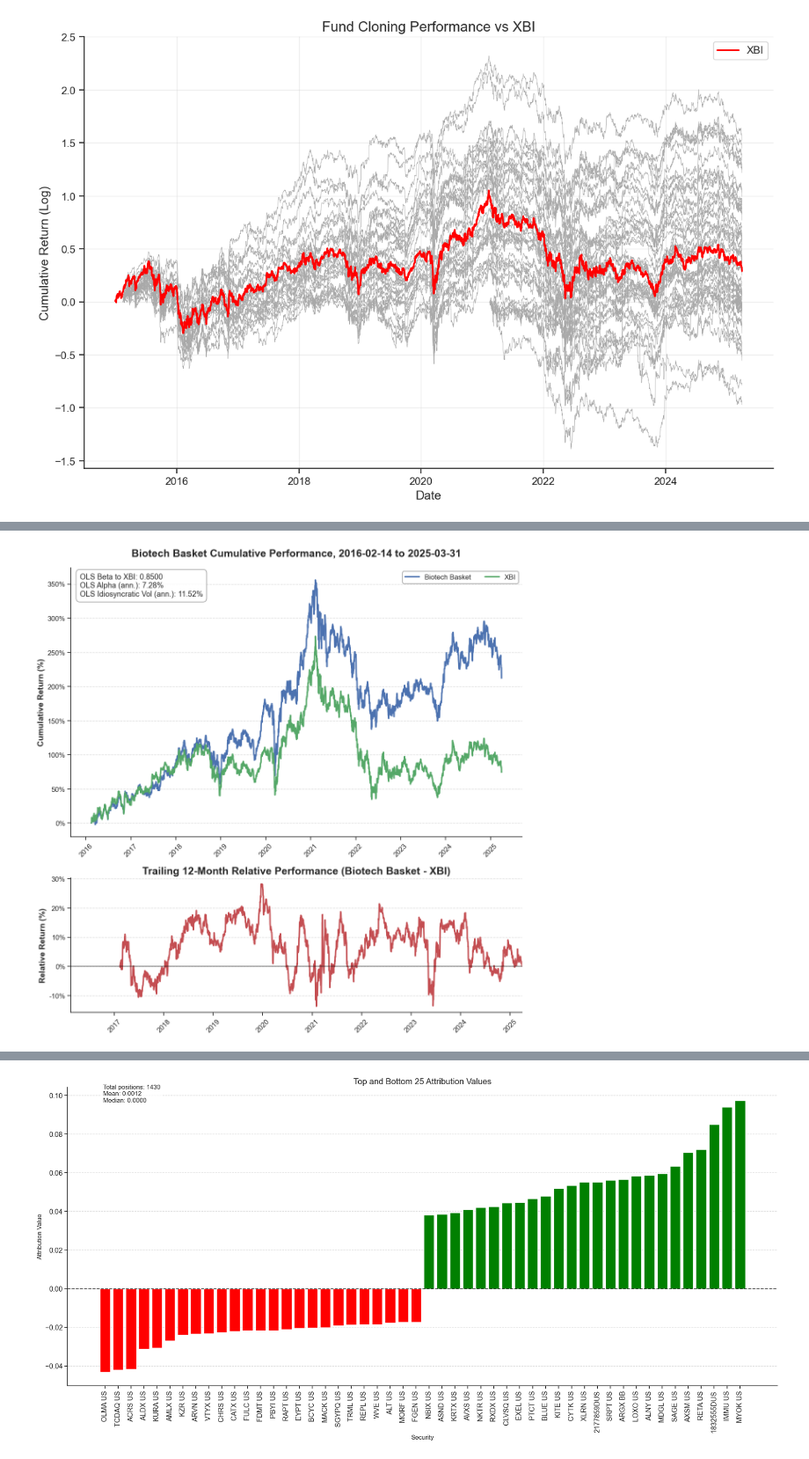
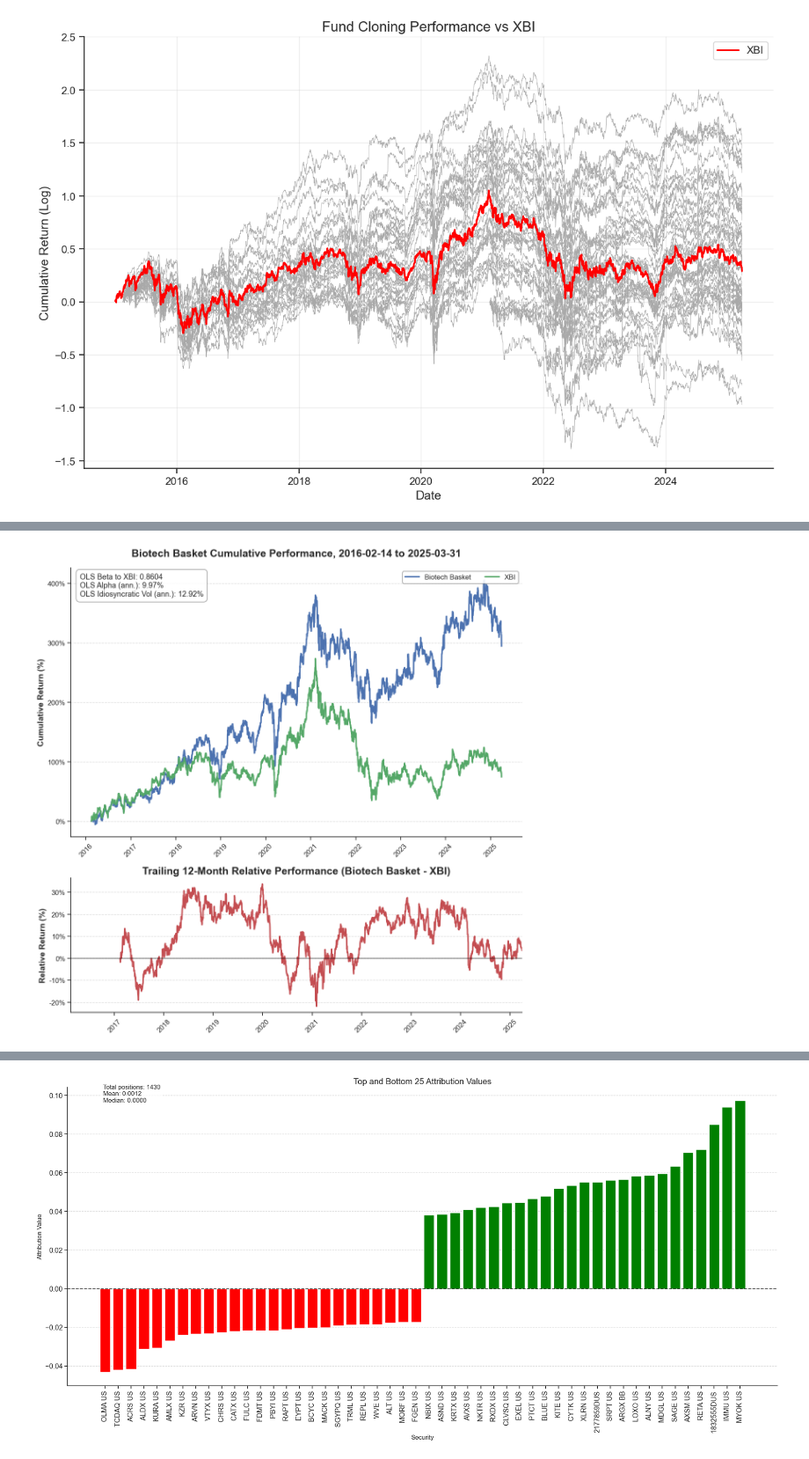
Before and after one commit to UVIMCO/Biotech-Basket, a Jupyter notebook: Basket.ipynb, the cells around one changed output, grey strips where cells are left out. Shown at 88% size. Saved outputs shown, nothing was run; the diff lists cells and outputs as text; code cells hidden in the pictures.

```diff
--- a/Basket.ipynb
+++ b/Basket.ipynb
@@ -582,6 +582,17 @@ row_sums = final_holdings.sum(axis=1)
 final_holdings = final_holdings.div(row_sums, axis=0)
 
 final_holdings = bt.adjust_holdings(final_holdings, max_participation=0.1, port_size=100000000, n=100)
+# Get the top 25 securities by weight for each date
+top_25_holdings = pd.DataFrame(0.0, index=final_holdings.index, columns=final_holdings.columns)
+
+for date in final_holdings.index:
+    # Get top 25 securities for this date
+    top_25 = final_holdings.loc[date].nlargest(25)
+    # Set equal weights of 1/25 for top 25 securities
+    top_25_holdings.loc[date, top_25.index] = 1/25
+
+# Replace the original holdings with the equal-weighted top 25
+final_holdings = top_25_holdings
 # %%
 weight_pivot = ir_df.pivot(index='date', columns='fund', values='weight')
 # Replace zeros with NaN for better visualization
@@ -635,6 +646,6 @@ plt.show()
 # %%
 # Get strategy returns and XBI returns
-strategy_returns = bt.get_strategy_returns(final_holdings, pd.Timestamp('2025-03-31'))
+strategy_returns = bt.get_strategy_returns(final_holdings, pd.Timestamp('2025-05-15'))
 xbi_returns = bt.sec_rets_df['XBI US'].loc[strategy_returns.index[0]:strategy_returns.index[-1]]
 
 # Convert to cumulative returns
@@ -709,34 +720,34 @@ metrics_text = (
 )
 
 ax1.text(0.02, 0.98, metrics_text, transform=ax1.transAxes, fontsize=13,
         verticalalignment='top', bbox=dict(boxstyle='round,pad=0.5',
                                           facecolor='white',
                                           edgecolor='gray',
                                           alpha=0.9,
                                           linewidth=1))
 
 # Plot 2: Trailing 12-month Relative Performance
 ax2.grid(True, linestyle='--', alpha=0.7, axis='y')
 sns.lineplot(data=trailing_12m_relative, color="#C44E52",
             ax=ax2, linewidth=2.5)
 
 # Format the second plot
 ax2.set_title("Trailing 12-Month Relative Performance (Biotech Basket - XBI)",
              fontsize=18, fontweight='bold')
 ax2.set_ylabel("Relative Return (%)", fontsize=14, fontweight='bold')
 ax2.set_xlabel("")  # Remove x-axis label
 ax2.tick_params(axis='both', labelsize=12)
 ax2.tick_params(axis='x', rotation=45)
 ax2.axhline(y=0, color='black', linestyle='-', alpha=0.5, linewidth=1.5)
 ax2.yaxis.set_major_formatter(plt.FuncFormatter(lambda x, _: f'{x*100:.0f}%'))
 
 # Ensure both plots have the same x-axis range
 ax2.set_xlim(cumulative_returns.index.min(), cumulative_returns.index.max())
 
 plt.tight_layout()
 plt.show()
 # %% [output]
-[figure, old version]
+[figure, new version]
 # %%
 # Get the holdings for the specified date
 holdings = final_holdings.loc[pd.Timestamp('2025-02-14')].dropna().loc[lambda x: x != 0]
```
Also changed, not shown: parts of 6 cells of this notebook, 3 other files.
